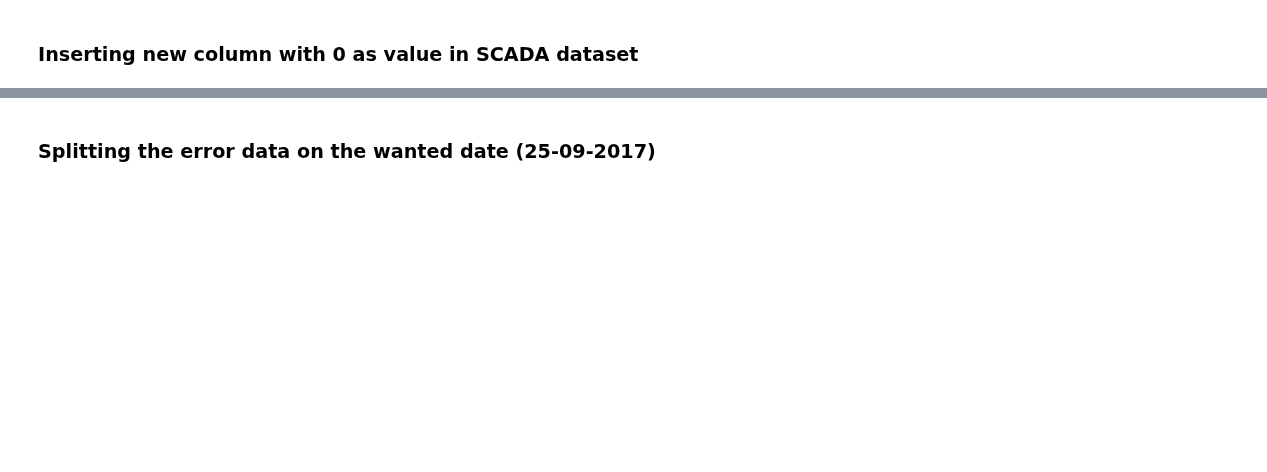
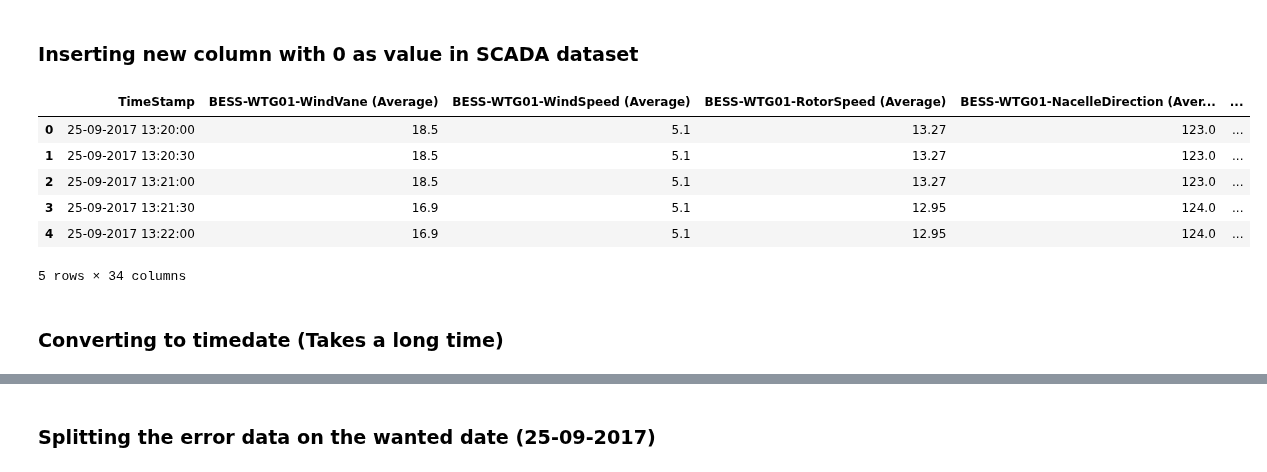
Before and after one commit to StianIsmar/project-thesis, a Jupyter notebook: TE/fill_in_blanks.ipynb, the cells around one changed output, grey strips where cells are left out. Cells and saved outputs as stored; diff of their text form; code cells hidden in the pictures; blank space fills up the shorter version.

```diff
--- a/TE/fill_in_blanks.ipynb
+++ b/TE/fill_in_blanks.ipynb
@@ -319,0 +317,13 @@ df['Status'] = 0
+# %%
+df2['Status'] = "None"
+df2.head()
+# %% [output]
+|  | TimeStamp | BESS-WTG01-WindVane (Average) | BESS-WTG01-WindSpeed (Average) | BESS-WTG01-RotorSpeed (Average) | BESS-WTG01-NacelleDirection (Aver... | ... |
+| 0 | 25-09-2017 13:20:00 | 18.5 | 5.1 | 13.27 | 123.0 | ... |
+| 1 | 25-09-2017 13:20:30 | 18.5 | 5.1 | 13.27 | 123.0 | ... |
+| 2 | 25-09-2017 13:21:00 | 18.5 | 5.1 | 13.27 | 123.0 | ... |
+| 3 | 25-09-2017 13:21:30 | 16.9 | 5.1 | 12.95 | 124.0 | ... |
+| 4 | 25-09-2017 13:22:00 | 16.9 | 5.1 | 12.95 | 124.0 | ... |
+5 rows × 34 columns
+# %% [markdown]
+### Converting to timedate (Takes a long time)
```
Also changed, not shown: parts of 15 cells of this notebook.
